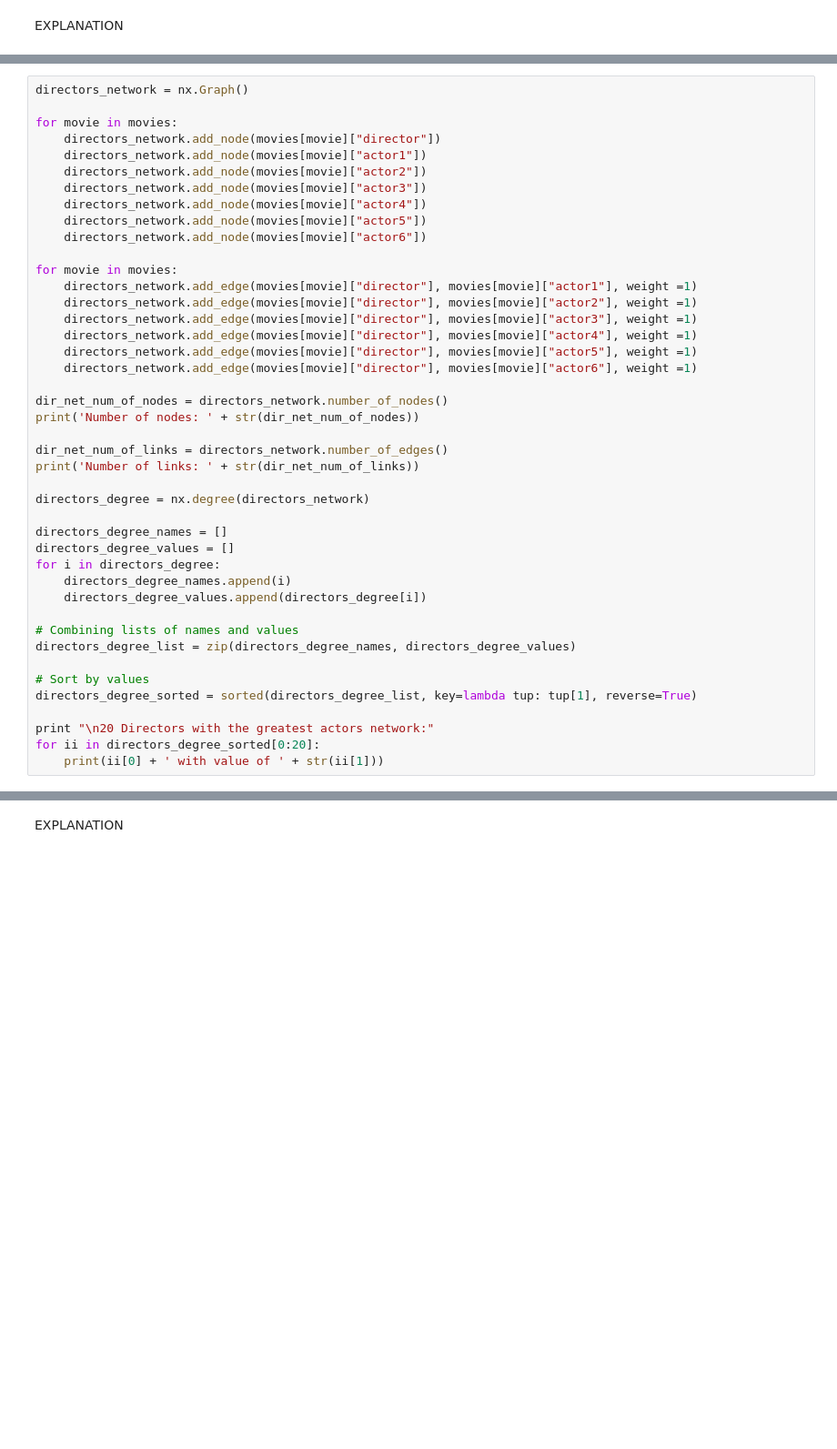
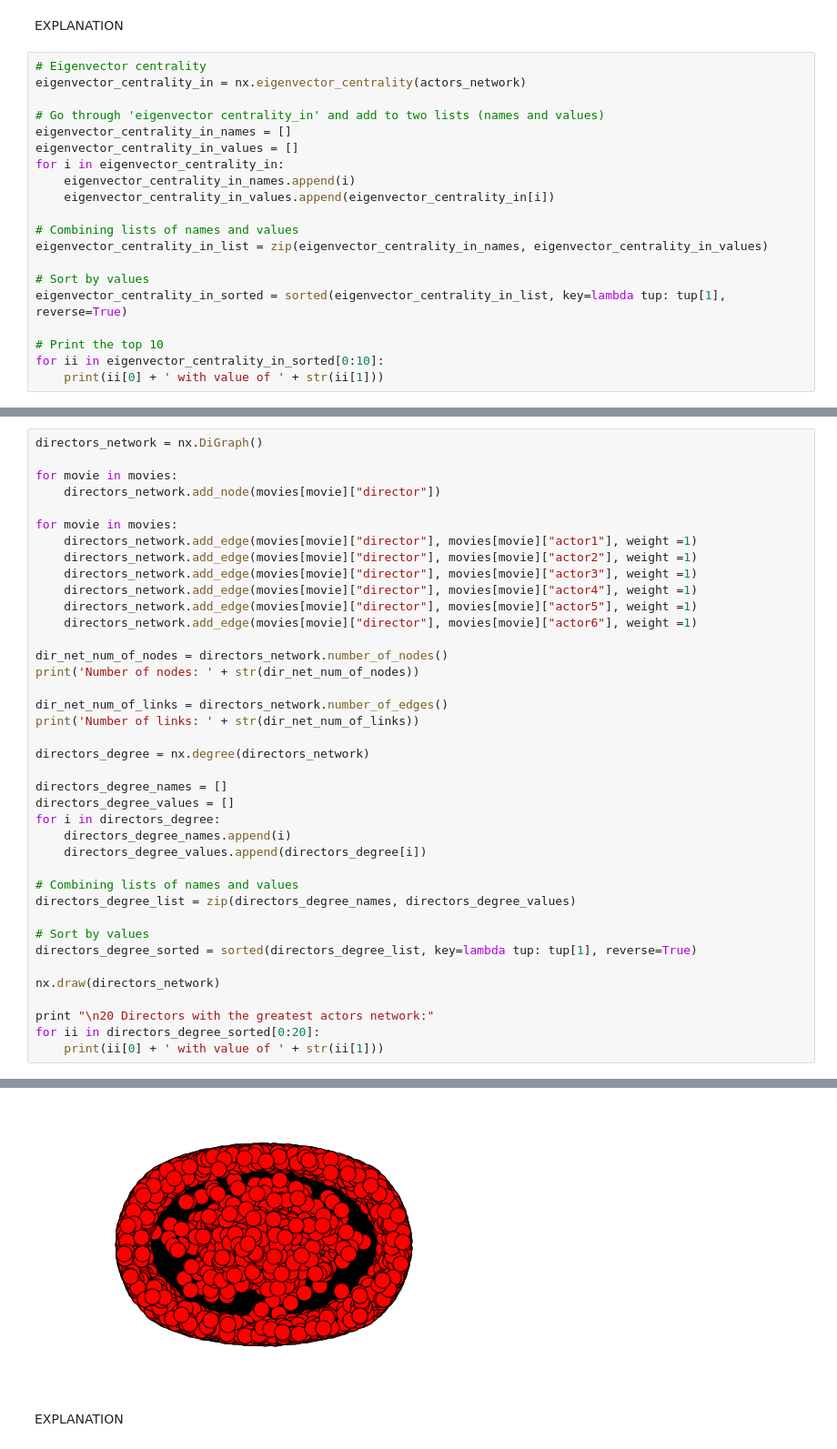
Before and after one commit to pay64k/social_graphs_2016_final_project, a Jupyter notebook: Project/Actors and directors networks.ipynb, the cells around one changed output, grey strips where cells are left out. Shown at 91% size. Drawn from its saved outputs; the diff is of its cells as text; blank space fills up the shorter version.

```diff
--- a/Project/Actors and directors networks.ipynb
+++ b/Project/Actors and directors networks.ipynb
@@ -228,3 +228,23 @@ John Goodman with value of 0.00884639332967
 Christopher Walken with value of 0.00880429873827
 # %% [markdown]
 EXPLANATION
+# %%
+# Eigenvector centrality
+eigenvector_centrality_in = nx.eigenvector_centrality(actors_network)
+
+# Go through 'eigenvector centrality_in' and add to two lists (names and values)
+eigenvector_centrality_in_names = []
+eigenvector_centrality_in_values = []
+for i in eigenvector_centrality_in:
+    eigenvector_centrality_in_names.append(i)
+    eigenvector_centrality_in_values.append(eigenvector_centrality_in[i])
+
+# Combining lists of names and values
+eigenvector_centrality_in_list = zip(eigenvector_centrality_in_names, eigenvector_centrality_in_values)
+
+# Sort by values
+eigenvector_centrality_in_sorted = sorted(eigenvector_centrality_in_list, key=lambda tup: tup[1], reverse=True)
+
+# Print the top 10
+for ii in eigenvector_centrality_in_sorted[0:10]:
+    print(ii[0] + ' with value of ' + str(ii[1]))
@@ -231,14 +264,8 @@ EXPLANATION
 # %%
-directors_network = nx.Graph()
+directors_network = nx.DiGraph()
 
 for movie in movies:
     directors_network.add_node(movies[movie]["director"])
-    directors_network.add_node(movies[movie]["actor1"])
-    directors_network.add_node(movies[movie]["actor2"])
-    directors_network.add_node(movies[movie]["actor3"])
-    directors_network.add_node(movies[movie]["actor4"])
-    directors_network.add_node(movies[movie]["actor5"])
-    directors_network.add_node(movies[movie]["actor6"])
 
 for movie in movies:
     directors_network.add_edge(movies[movie]["director"], movies[movie]["actor1"], weight =1)
@@ -268,6 +295,8 @@ directors_degree_list = zip(directors_degree_names, directors_degree_values)
 # Sort by values
 directors_degree_sorted = sorted(directors_degree_list, key=lambda tup: tup[1], reverse=True)
 
+nx.draw(directors_network)
+
 print "\n20 Directors with the greatest actors network:"
 for ii in directors_degree_sorted[0:20]:
     print(ii[0] + ' with value of ' + str(ii[1]))
@@ -277,18 +306,19 @@ Number of links: 24535
 
 20 Directors with the greatest actors network:
 Woody Allen with value of 146
 Steven Spielberg with value of 109
 Clint Eastwood with value of 105
 Ridley Scott with value of 99
 Ron (I) Howard with value of 95
 Oliver (I) Stone with value of 84
 Steven Soderbergh with value of 81
 Barry (I) Levinson with value of 81
 ... (8 lines left out)
 Robert Zemeckis with value of 64
 Tim (I) Burton with value of 64
 Martin (I) Scorsese with value of 63
 Ivan Reitman with value of 62
+[figure, added]
 # %% [markdown]
 EXPLANATION
 # %%
```
Also changed, not shown: parts of 7 cells of this notebook.
